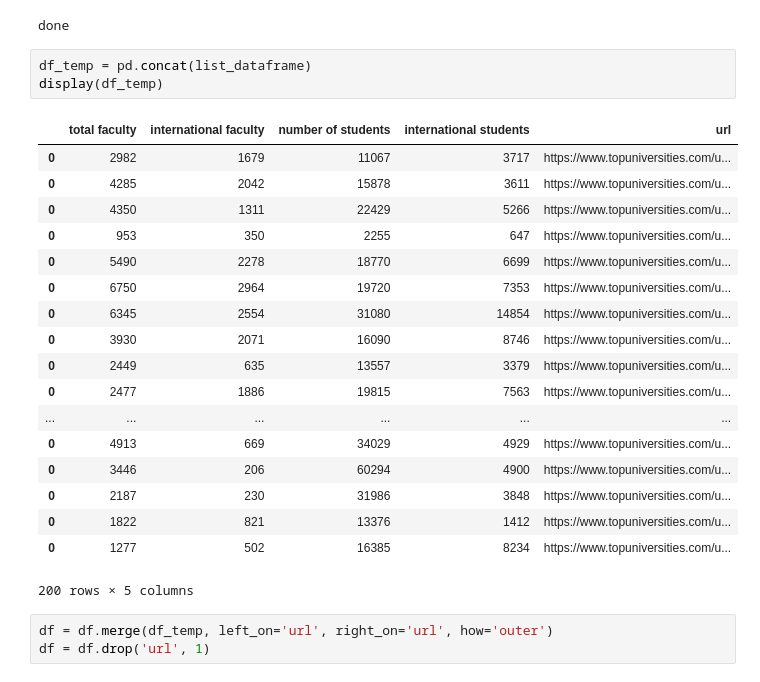
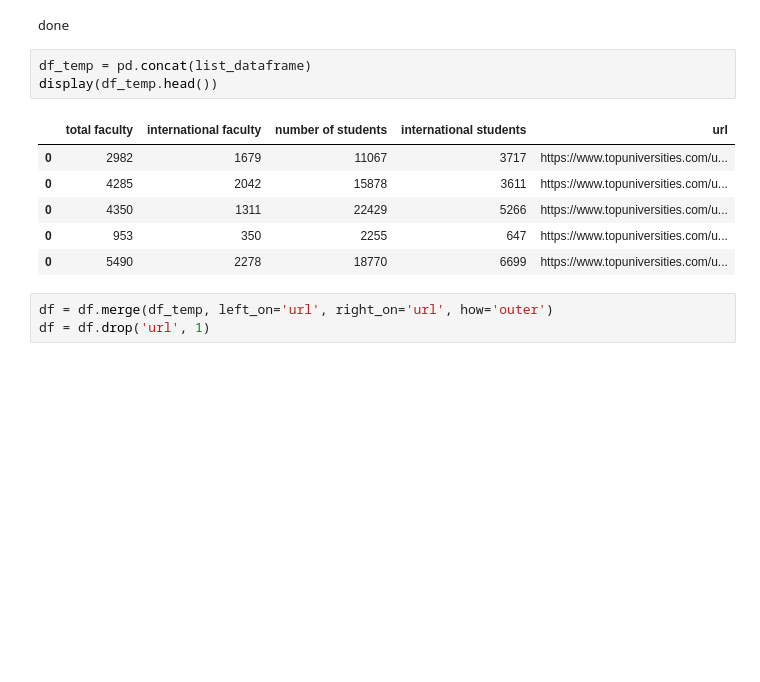
Before and after one commit to lkieliger/adagroup, a Jupyter notebook: hw2/Homework 2.ipynb, the cells around one changed output. Drawn from its saved outputs; the diff is of its cells as text; blank space fills up the shorter version.

```diff
--- a/hw2/Homework 2.ipynb
+++ b/hw2/Homework 2.ipynb
@@ -100,26 +100,14 @@ print('done')
 done
 # %%
 df_temp = pd.concat(list_dataframe)
-display(df_temp)
+display(df_temp.head())
 # %% [output]
 |  | total faculty | international faculty | number of students | international students | url |
 | 0 | 2982 | 1679 | 11067 | 3717 | https://www.topuniversities.com/u... |
 | 0 | 4285 | 2042 | 15878 | 3611 | https://www.topuniversities.com/u... |
 | 0 | 4350 | 1311 | 22429 | 5266 | https://www.topuniversities.com/u... |
 | 0 | 953 | 350 | 2255 | 647 | https://www.topuniversities.com/u... |
 | 0 | 5490 | 2278 | 18770 | 6699 | https://www.topuniversities.com/u... |
-| 0 | 6750 | 2964 | 19720 | 7353 | https://www.topuniversities.com/u... |
-| 0 | 6345 | 2554 | 31080 | 14854 | https://www.topuniversities.com/u... |
-| 0 | 3930 | 2071 | 16090 | 8746 | https://www.topuniversities.com/u... |
-| 0 | 2449 | 635 | 13557 | 3379 | https://www.topuniversities.com/u... |
-| 0 | 2477 | 1886 | 19815 | 7563 | https://www.topuniversities.com/u... |
-| ... | ... | ... | ... | ... | ... |
-| 0 | 4913 | 669 | 34029 | 4929 | https://www.topuniversities.com/u... |
-| 0 | 3446 | 206 | 60294 | 4900 | https://www.topuniversities.com/u... |
-| 0 | 2187 | 230 | 31986 | 3848 | https://www.topuniversities.com/u... |
-| 0 | 1822 | 821 | 13376 | 1412 | https://www.topuniversities.com/u... |
-| 0 | 1277 | 502 | 16385 | 8234 | https://www.topuniversities.com/u... |
-200 rows × 5 columns
 # %%
 df = df.merge(df_temp, left_on='url', right_on='url', how='outer')
 df = df.drop('url', 1)
```
Also changed, not shown: parts of 20 cells of this notebook.
